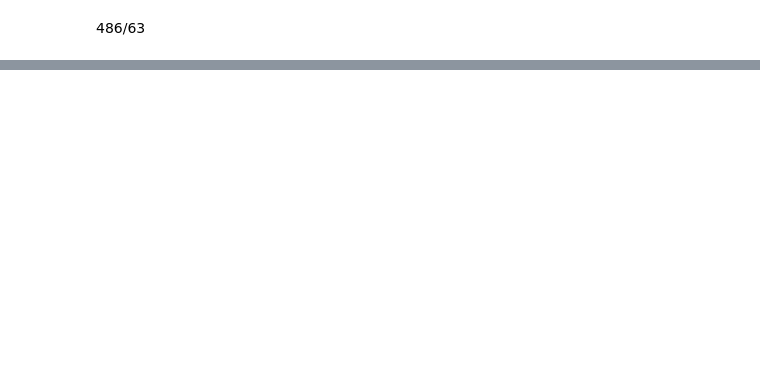
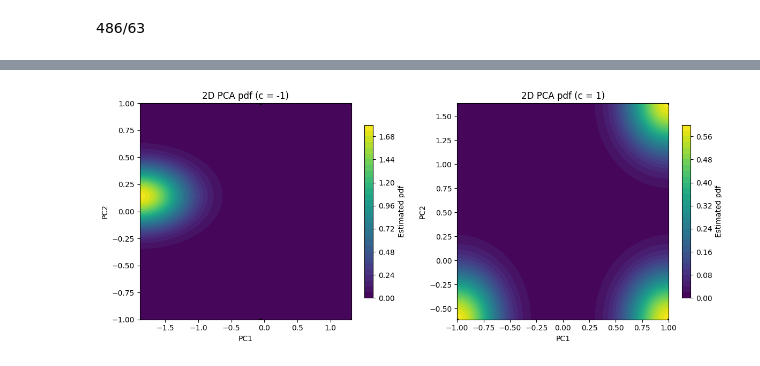
Before and after one commit to ahbagheri01/Progetto_Bayesian_Statistics, a Jupyter notebook: src/jupyter/simple_model.ipynb, the cells around one changed output, grey strips where cells are left out. Saved outputs shown, nothing was run; the diff lists cells and outputs as text; code cells hidden in the pictures; blank space fills up the shorter version.

```diff
--- a/src/jupyter/simple_model.ipynb
+++ b/src/jupyter/simple_model.ipynb
@@ -226,0 +605,78 @@ data_frames['9'][1][1]
+# %%
+import numpy as np
+import matplotlib.pyplot as plt
+from sklearn.preprocessing import StandardScaler
+from sklearn.decomposition import PCA
+from sklearn.neighbors import KernelDensity
+
+features_3d = ["Temperature", "IBU", "DMSO"]
+c_values = [-1, 1]
+
+fig, axes = plt.subplots(1, 2, figsize=(12, 5))
+
+for idx, c_val in enumerate(c_values):
+    sub = data_f[data_f["c"] == c_val].copy()
+    if len(sub) == 0:
+        print(f"No data for c = {c_val}")
+        continue
+
+    X_raw = sub[features_3d].values
+    counts = sub["count_final"].astype(float).values
+    counts[counts < 0] = 0.0
+    if counts.sum() == 0:
+        print(f"All counts zero for c = {c_val}")
+        continue
+
+
+    scaler = StandardScaler()
+    X_scaled = scaler.fit_transform(X_raw)
+
+    pca_2d = PCA(n_components=2)
+    X_pca2 = pca_2d.fit_transform(X_scaled)
+
+    print(f"\n=== PCA 2D for c={c_val} ===")
+    print("Explained variance ratio:", pca_2d.explained_variance_ratio_)
+    print("Components (rows = PC1, PC2; cols = Temp, IBU, DMSO):")
+    print(pca_2d.components_)
+
+    kde2d = KernelDensity(kernel="gaussian", bandwidth=0.3)
+    kde2d.fit(X_pca2, sample_weight=counts)
+
+    grid_size = 150
+    x_lin = np.linspace(X_pca2[:, 0].min(), X_pca2[:, 0].max(), grid_size)
+    y_lin = np.linspace(X_pca2[:, 1].min(), X_pca2[:, 1].max(), grid_size)
+    Xg, Yg = np.meshgrid(x_lin, y_lin)
+    grid_points = np.vstack([Xg.ravel(), Yg.ravel()]).T
+
+    log_dens = kde2d.score_samples(grid_points)
+    dens = np.exp(log_dens).reshape(grid_size, grid_size)
+
+    ax = axes[idx]
+
+
+    cf = ax.contourf(
+        x_lin,
+        y_lin,
+        dens.T,
+        levels=30
+    )
+
+
+    ax.scatter(
+        X_pca2[:, 0],
+        X_pca2[:, 1],
+        s=5,
+        c="k",
+        alpha=0.3
+    )
+
+    ax.set_xlabel("PC1")
+    ax.set_ylabel("PC2")
+    ax.set_title(f"2D PCA pdf (c = {c_val})")
+
+    cbar = fig.colorbar(cf, ax=ax, shrink=0.8)
+    cbar.set_label("Estimated pdf")
+
+plt.tight_layout()
+plt.show()
+# %% [output]
@@ -226,0 +693 @@ data_frames['9'][1][1]
+[figure, added]
```
Also changed, not shown: parts of 27 cells of this notebook.
